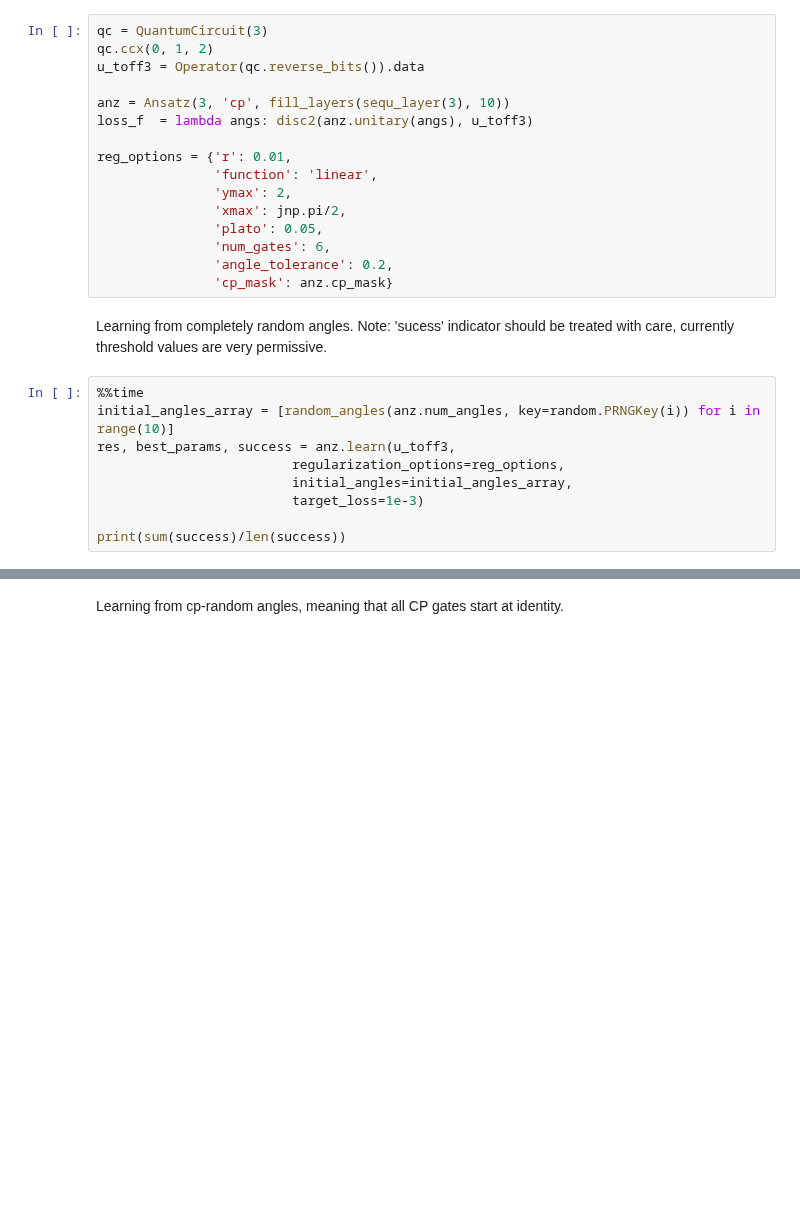
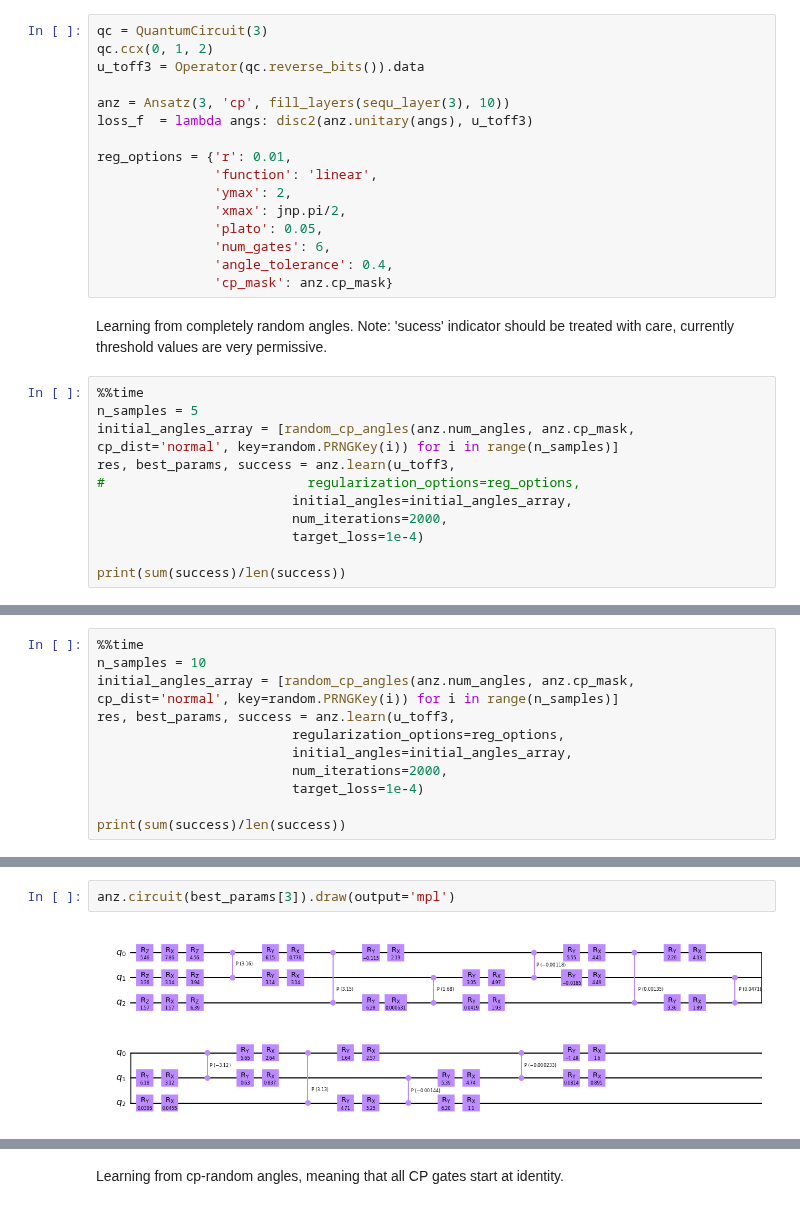
Before and after one commit to idnm/cpflow, a Jupyter notebook: CP.ipynb, the cells around one changed output, grey strips where cells are left out. Saved outputs shown, nothing was run; the diff lists cells and outputs as text; blank space fills up the shorter version.

Commit message:
Fix anew recompilation on different initial conditions at the cost cluttering the code and probably introducing bugs. Need for speed!

```diff
--- a/CP.ipynb
+++ b/CP.ipynb
@@ -335,17 +130,19 @@ reg_options = {'r': 0.01,
                'xmax': jnp.pi/2,
                'plato': 0.05,
                'num_gates': 6,
-               'angle_tolerance': 0.2,
+               'angle_tolerance': 0.4,
                'cp_mask': anz.cp_mask}
 # %% [markdown]
 Learning from completely random angles. Note: 'sucess' indicator should be treated with care, currently threshold values are very permissive.
 # %%
 %%time
-initial_angles_array = [random_angles(anz.num_angles, key=random.PRNGKey(i)) for i in range(10)]
+n_samples = 5
+initial_angles_array = [random_cp_angles(anz.num_angles, anz.cp_mask, cp_dist='normal', key=random.PRNGKey(i)) for i in range(n_samples)]
 res, best_params, success = anz.learn(u_toff3,
-                         regularization_options=reg_options,
+#                          regularization_options=reg_options,
                          initial_angles=initial_angles_array,
-                         target_loss=1e-3)
+                         num_iterations=2000,
+                         target_loss=1e-4)
 
 print(sum(success)/len(success))
 # %% [output]
@@ -354,0 +153,11 @@ Wall time: 2min 17s
+# %%
+%%time
+n_samples = 10
+initial_angles_array = [random_cp_angles(anz.num_angles, anz.cp_mask, cp_dist='normal', key=random.PRNGKey(i)) for i in range(n_samples)]
+res, best_params, success = anz.learn(u_toff3,
+                         regularization_options=reg_options,
+                         initial_angles=initial_angles_array,
+                         num_iterations=2000,
+                         target_loss=1e-4)
+
+print(sum(success)/len(success))
@@ -354,0 +197,4 @@ Wall time: 2min 17s
+# %%
+anz.circuit(best_params[3]).draw(output='mpl')
+# %% [output]
+[figure, added]
```
Also changed, not shown: parts of 43 cells of this notebook, 2 other files.
